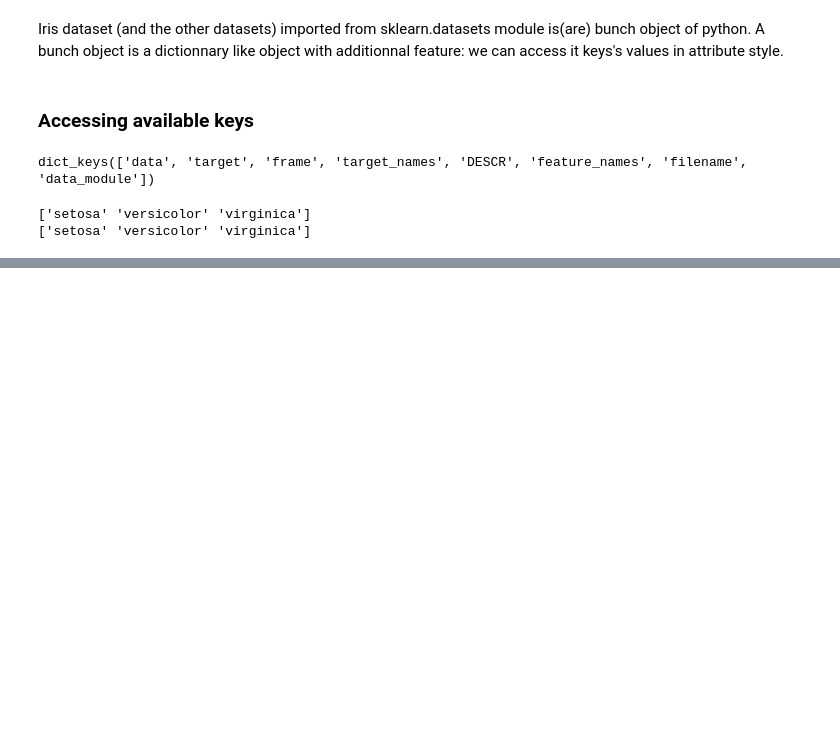
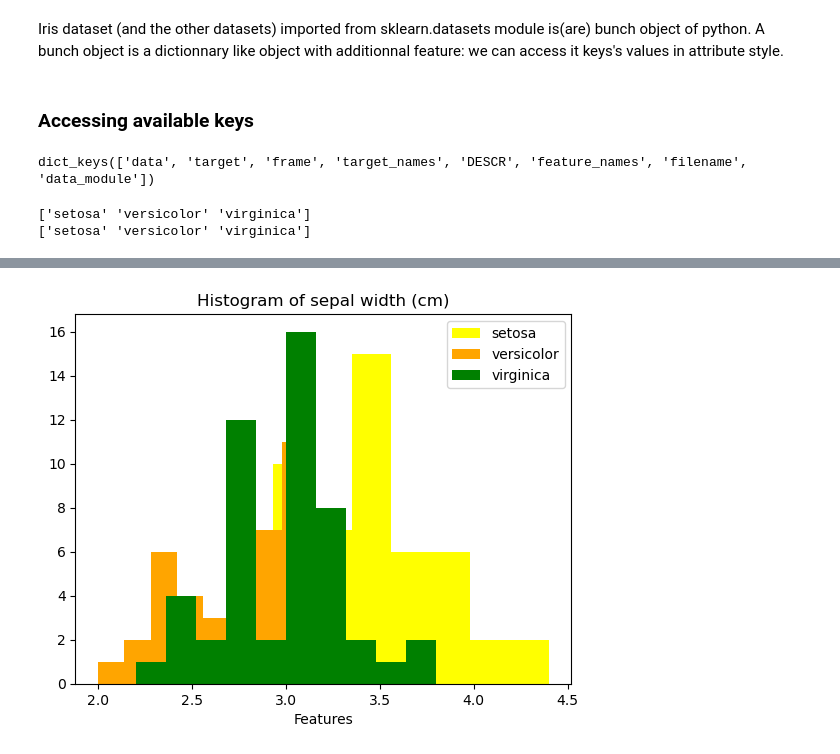
Before and after one commit to roguelogan/test_techniques, a Jupyter notebook: iris_dataset.ipynb, the cells around one changed output, grey strips where cells are left out. Saved outputs shown, nothing was run; the diff lists cells and outputs as text; code cells hidden in the pictures; blank space fills up the shorter version.

```diff
--- a/iris_dataset.ipynb
+++ b/iris_dataset.ipynb
@@ -22,0 +151,4 @@ print(iris.target_names)      # accessing values with keys in attribute
+# %%
+iris_hist_plot(1,['yellow','orange', 'green'])
+# %% [output]
+[figure, added]
```
Also changed, not shown: parts of 24 cells of this notebook.
